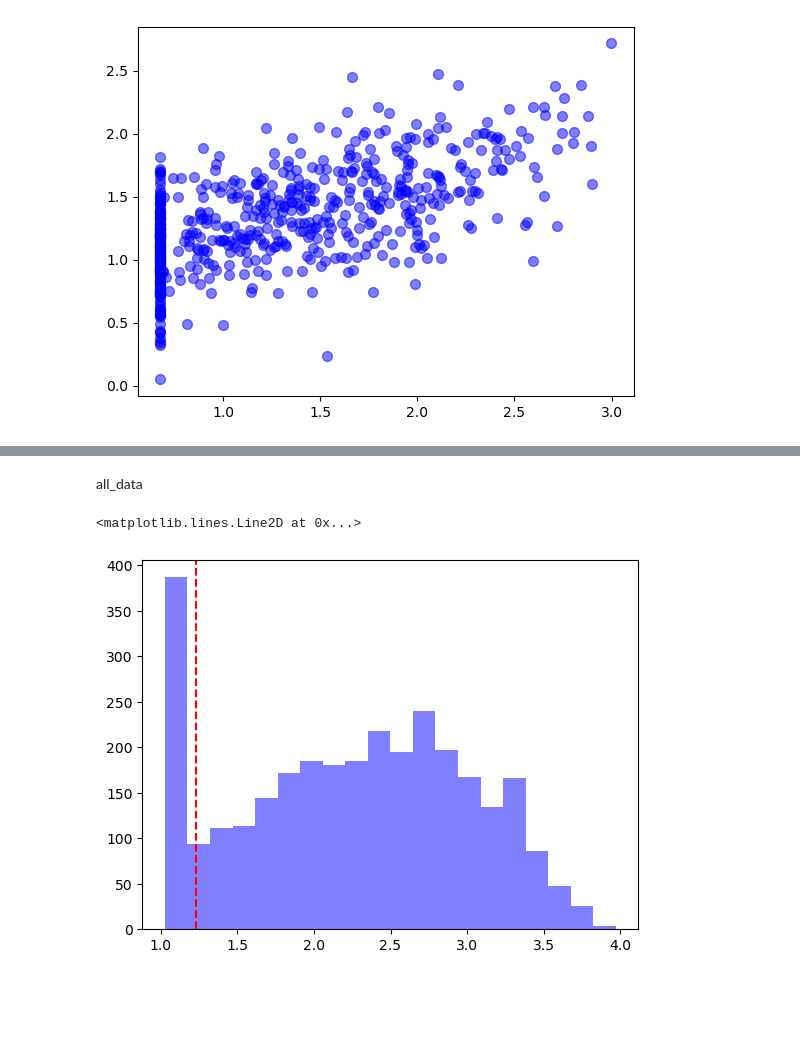
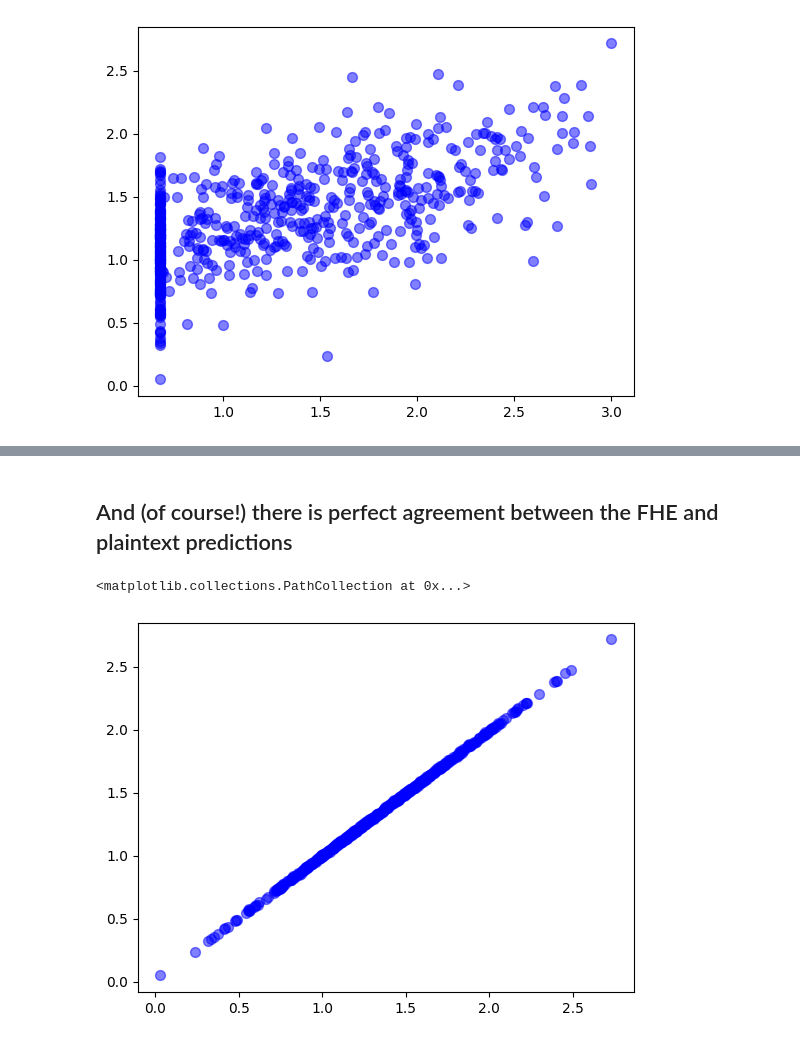
Before and after one commit to vaultchem/molvault, a Jupyter notebook: examples/tutorial/tutorial.ipynb, the cells around one changed output, grey strips where cells are left out. Saved outputs shown, nothing was run; the diff lists cells and outputs as text; code cells hidden in the pictures; blank space fills up the shorter version.

```diff
--- a/examples/tutorial/tutorial.ipynb
+++ b/examples/tutorial/tutorial.ipynb
@@ -256,9 +242,8 @@ len(SMILES_test)
 # %%
-pred = [predict_ADME(
+pred_fhe = [predict_ADME(
     network,
     fhemodel_client,
     SMILES_test[i],
     bits=1024,
     radius=2,
 ) for i in range(len(SMILES_test))]
-#print("Prediction: {:.1f} (mL/min/kg)".format(pred[0][0][0]))
@@ -335,11 +257,9 @@ all_data
-# %% [markdown]
-all_data
-# %%
-import matplotlib.pyplot as plt
-
-plt.hist(all_data["LOG RLM_CLint (mL/min/kg)"], bins=20, alpha=0.5, color="blue")
-#draw a vertical line at 1.234
-plt.axvline(1.234, color="red", linestyle="--")
-# %% [output]
-<matplotlib.lines.Line2D at 0x...>
-[figure, removed]
+# %% [markdown]
+## And (of course!) there is perfect agreement between the FHE and plaintext predictions
+# %%
+plt.scatter(
+    y_pred_sklearn, pred_fhe, alpha=0.5, s=50, color="blue"
+)  # Bigger, colored markers
+# %% [output]
+<matplotlib.collections.PathCollection at 0x...>
+[figure, added]
```
Also changed, not shown: parts of 17 cells of this notebook.
